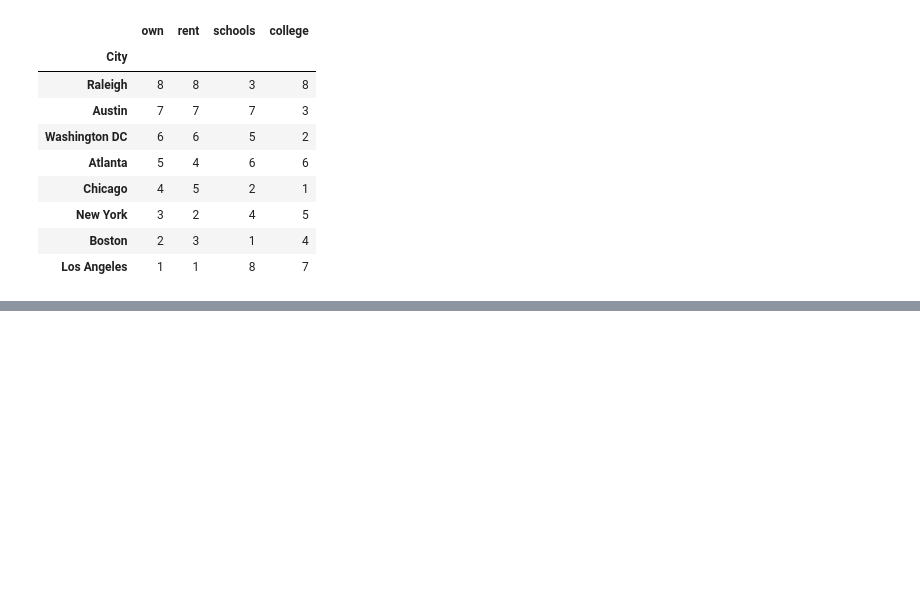
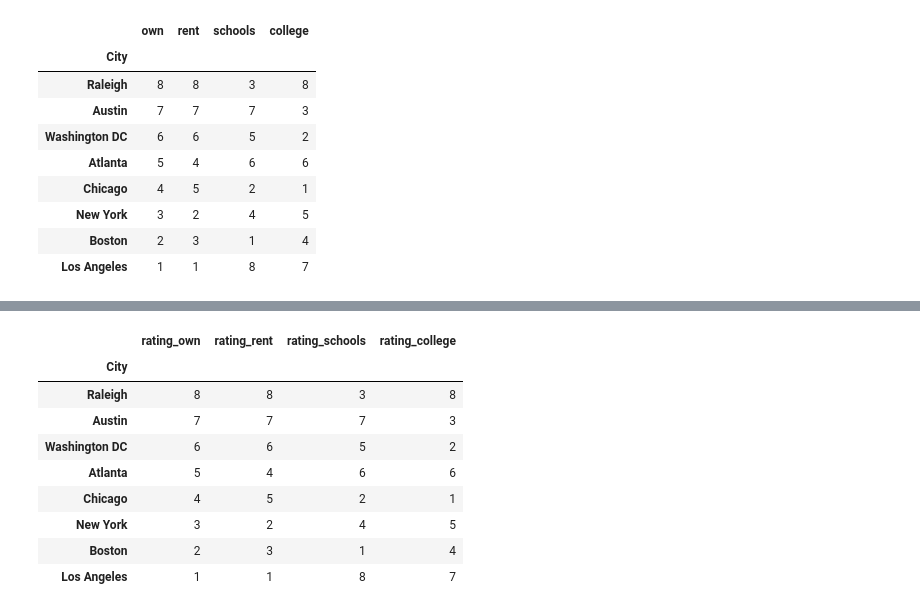
Before and after one commit to indranik/BC_Project1, a Jupyter notebook: HousingSchools_Guirlyn/Combined_City_Ranking.ipynb, the cells around one changed output, grey strips where cells are left out. Cells and saved outputs as stored; diff of their text form; code cells hidden in the pictures; blank space fills up the shorter version.

```diff
--- a/HousingSchools_Guirlyn/Combined_City_Ranking.ipynb
+++ b/HousingSchools_Guirlyn/Combined_City_Ranking.ipynb
@@ -64,0 +87,3 @@ c = c.apply(pd.to_numeric)
+# %%
+# make the city the index
+c = c.set_index('City')
@@ -72 +106,17 @@ c=c.rename(columns={'own':'rating_owning',
+# %%
+# prefix all column names with same string
+for col in c.columns:
+    c=c.rename(columns={col:'rating_'+col})
+c
+# %% [output]
+|  | rating_own | rating_rent | rating_schools | rating_college |
+| City |  |  |  |  |
+| Raleigh | 8 | 8 | 3 | 8 |
+| Austin | 7 | 7 | 7 | 3 |
+| Washington DC | 6 | 6 | 5 | 2 |
+| Atlanta | 5 | 4 | 6 | 6 |
+| Chicago | 4 | 5 | 2 | 1 |
+| New York | 3 | 2 | 4 | 5 |
+| Boston | 2 | 3 | 1 | 4 |
+| Los Angeles | 1 | 1 | 8 | 7 |
 # %%
```
Also changed, not shown: parts of 23 cells of this notebook, 1 other file.
